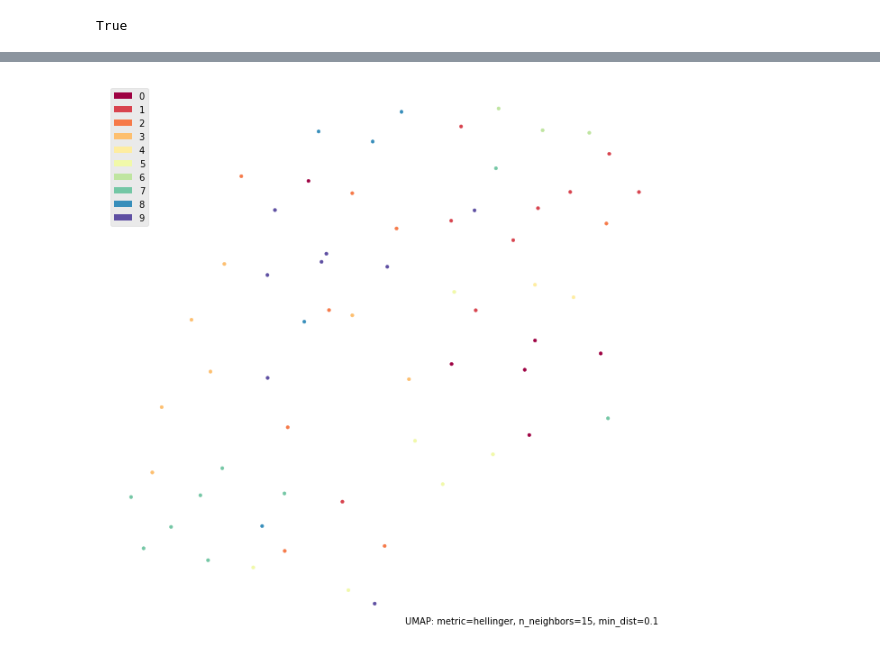
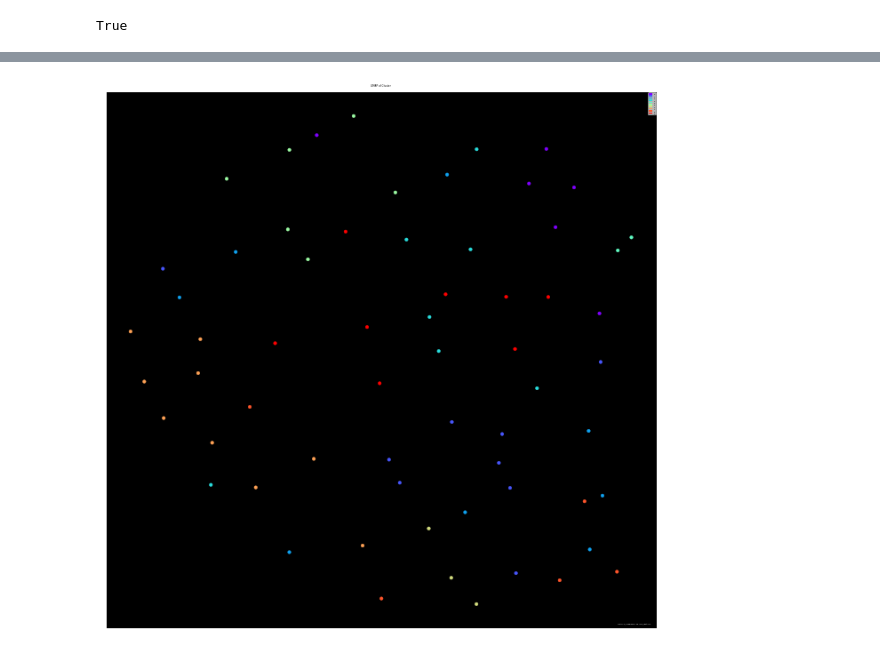
Before and after one commit to alekseyvalouev/usc-dinner-clustering, a Jupyter notebook: clustering.ipynb, the cells around one changed output, grey strips where cells are left out. Drawn from its saved outputs; the diff is of its cells as text; code cells hidden in the pictures.

Commit message:
more visualizations

```diff
--- a/clustering.ipynb
+++ b/clustering.ipynb
@@ -222,6 +223,7 @@ import umap.plot
 # %%
-tfidf_embedding = umap.UMAP(metric='hellinger').fit(final_df)
-fig = umap.plot.points(tfidf_embedding, labels=prediction)
+tfidf_embedding = umap.UMAP().fit(final_df)
+fig = umap.plot.points(tfidf_embedding, labels=prediction, theme='fire')
+plt.title("UMAP of Cluster")
 plt.show()
 # %% [output]
-[figure, old version]
+[figure, new version]
```
Also changed, not shown: parts of 6 cells of this notebook.
